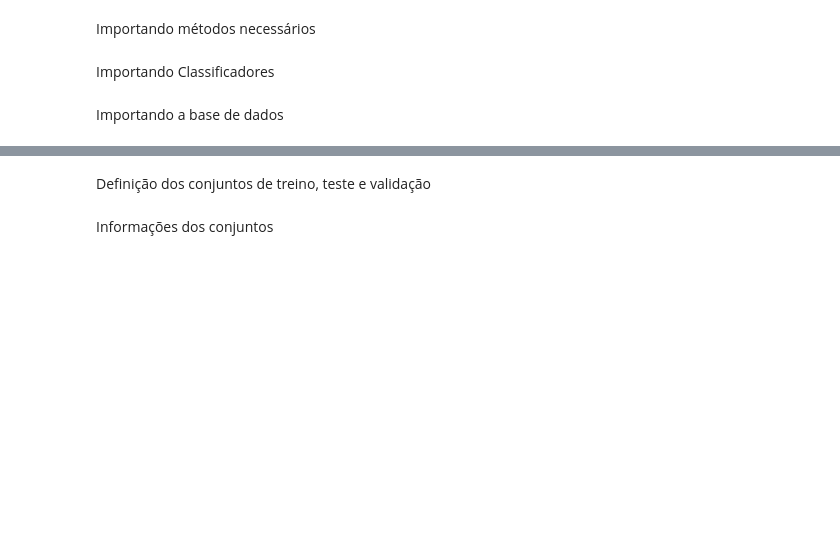
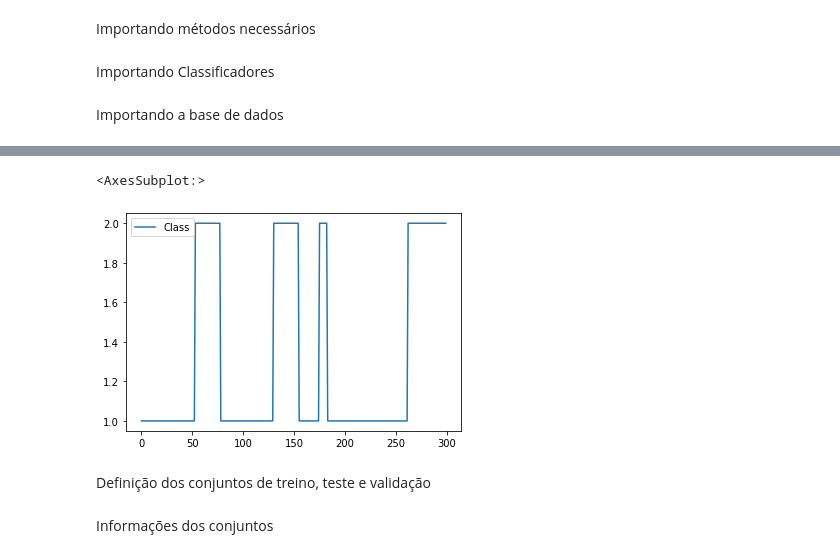
Before and after one commit to viniolvs/ML-classifiers, a Jupyter notebook: trab1.ipynb, the cells around one changed output, grey strips where cells are left out. Cells and saved outputs as stored; diff of their text form; code cells hidden in the pictures; blank space fills up the shorter version.

```diff
--- a/trab1.ipynb
+++ b/trab1.ipynb
@@ -43,0 +23,7 @@ df_temp.head()
+# %%
+#Importa a base
+df = pd.read_csv("Vertebral.csv")
+#cria um dataframe somente com a coluna das classes
+df_class = pd.DataFrame(df,columns=['Class'])
+##cria um dataframe sem a coluna das classes
+df_temp = pd.DataFrame(df,columns=df.columns[:-1])
@@ -44,3 +45,9 @@ df_temp.head()
+# %%
+#Exibe o data frame das classes
+df_class.plot()
+# %% [output]
+<AxesSubplot:>
+[figure, added]
 # %% [markdown]
 Definição dos conjuntos de treino, teste e validação
 # %%
```
Also changed, not shown: parts of 23 cells of this notebook, 1 other file.
